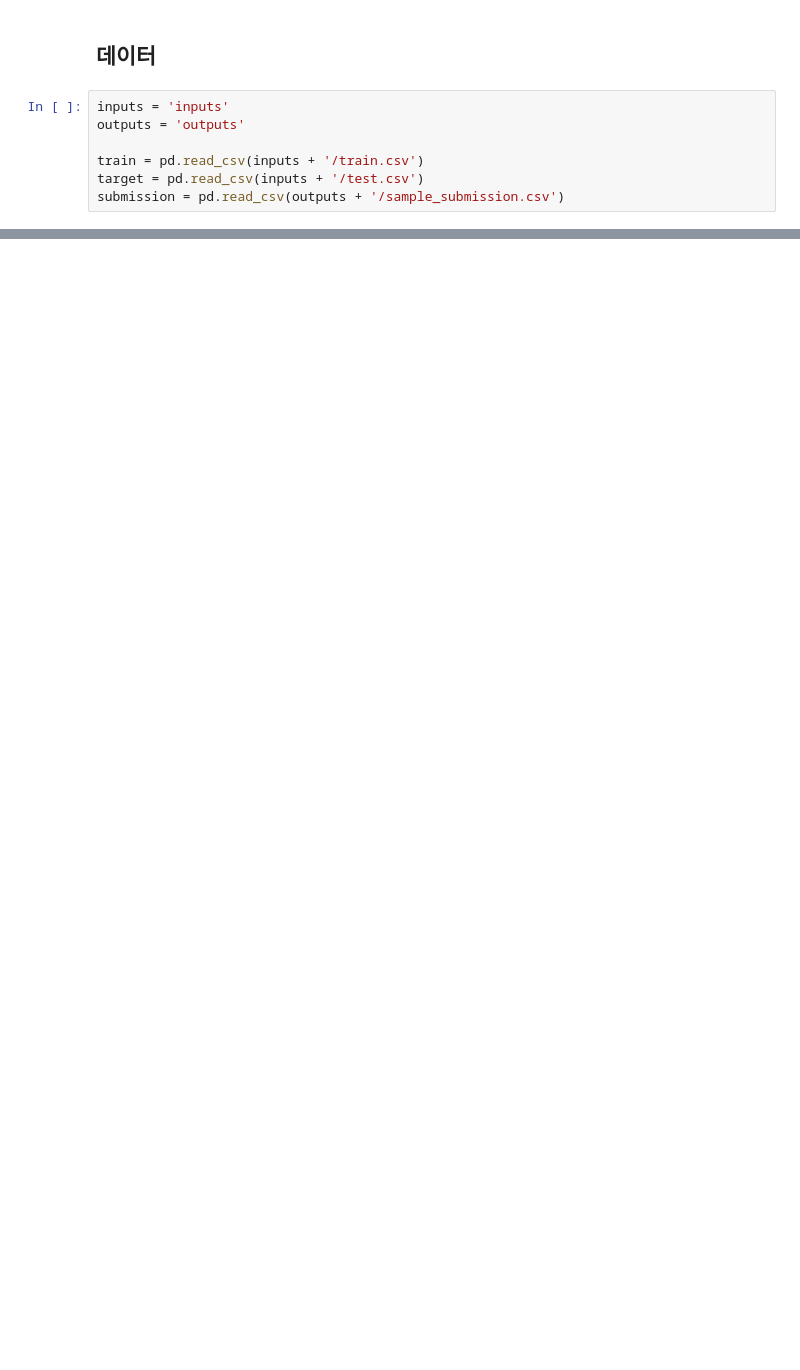
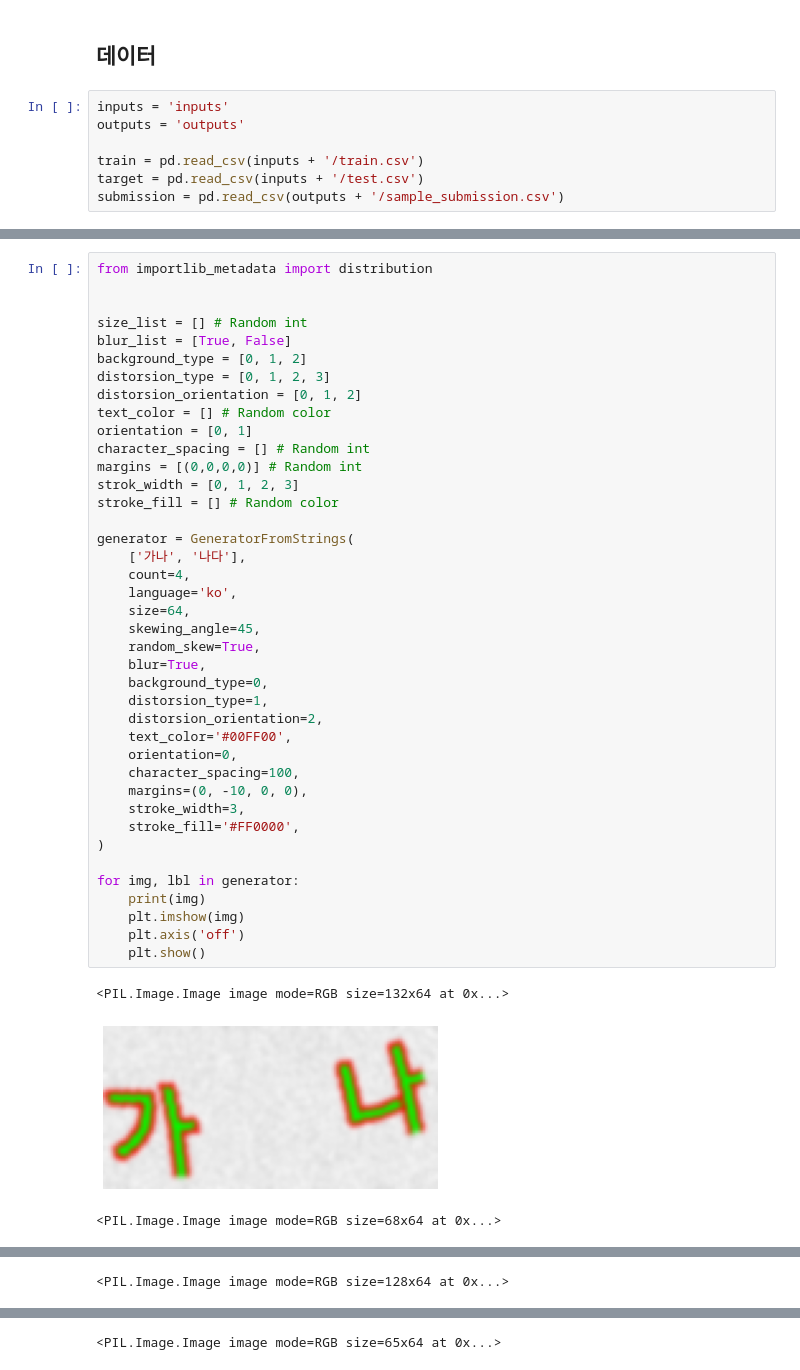
Before and after one commit to Neurumaru/swuniv-ai-competition-final, a Jupyter notebook: swuniv-ai-competition-final.ipynb, the cells around one changed output, grey strips where cells are left out. Cells and saved outputs as stored; diff of their text form; blank space fills up the shorter version.

```diff
--- a/swuniv-ai-competition-final.ipynb
+++ b/swuniv-ai-competition-final.ipynb
@@ -83,0 +79,44 @@ for img_path in train['img_path'][:5]:
+# %%
+from importlib_metadata import distribution
+
+
+size_list = [] # Random int
+blur_list = [True, False]
+background_type = [0, 1, 2]
+distorsion_type = [0, 1, 2, 3]
+distorsion_orientation = [0, 1, 2]
+text_color = [] # Random color
+orientation = [0, 1]
+character_spacing = [] # Random int
+margins = [(0,0,0,0)] # Random int
+strok_width = [0, 1, 2, 3]
+stroke_fill = [] # Random color
+
+generator = GeneratorFromStrings(
+    ['가나', '나다'],
+    count=4,
+    language='ko',
+    size=64,
+    skewing_angle=45,
+    random_skew=True,
+    blur=True,
+    background_type=0,
+    distorsion_type=1,
+    distorsion_orientation=2,
+    text_color='#00FF00',
+    orientation=0,
+    character_spacing=100,
+    margins=(0, -10, 0, 0),
+    stroke_width=3,
+    stroke_fill='#FF0000',
+)
+
+for img, lbl in generator:
+    print(img)
+    plt.imshow(img)
+    plt.axis('off')
+    plt.show()
+# %% [output]
+<PIL.Image.Image image mode=RGB size=132x64 at 0x...>
+[figure, added]
+<PIL.Image.Image image mode=RGB size=68x64 at 0x...>
@@ -83,0 +124 @@ for img_path in train['img_path'][:5]:
+<PIL.Image.Image image mode=RGB size=128x64 at 0x...>
@@ -83,0 +126 @@ for img_path in train['img_path'][:5]:
+<PIL.Image.Image image mode=RGB size=65x64 at 0x...>
```
Also changed, not shown: parts of 6 cells of this notebook.
